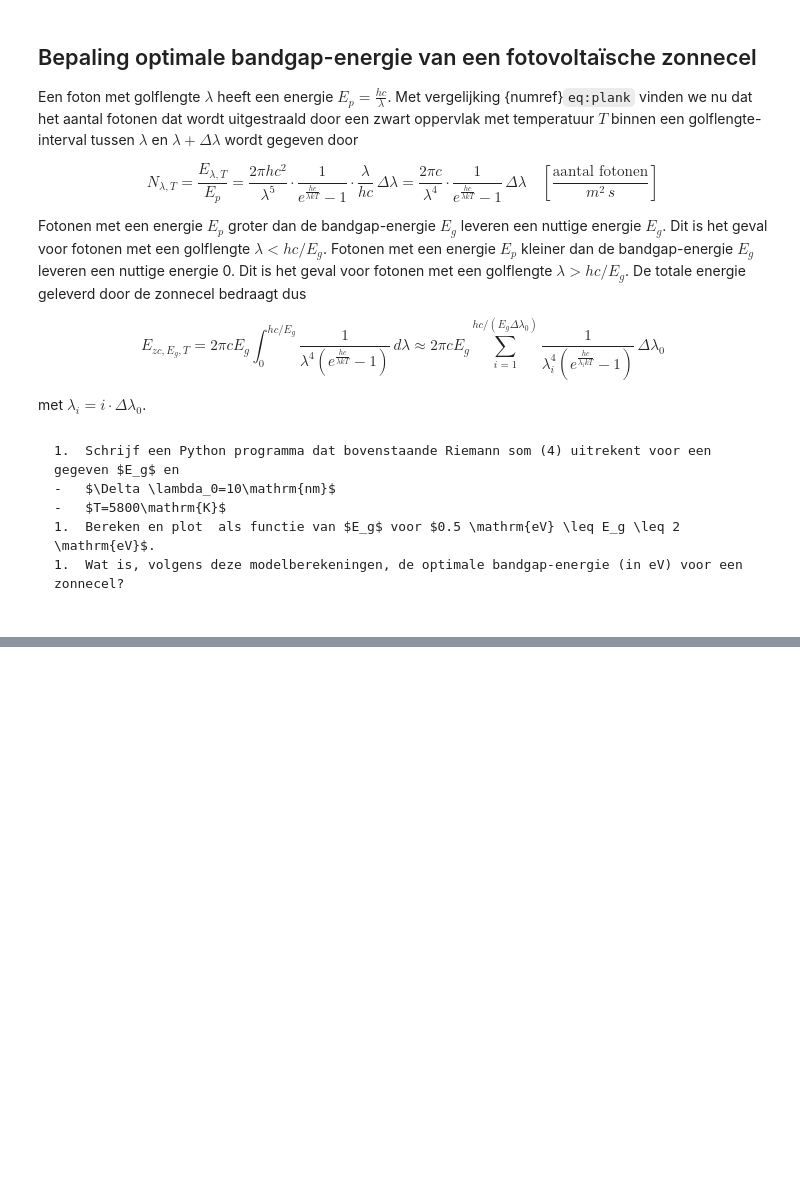
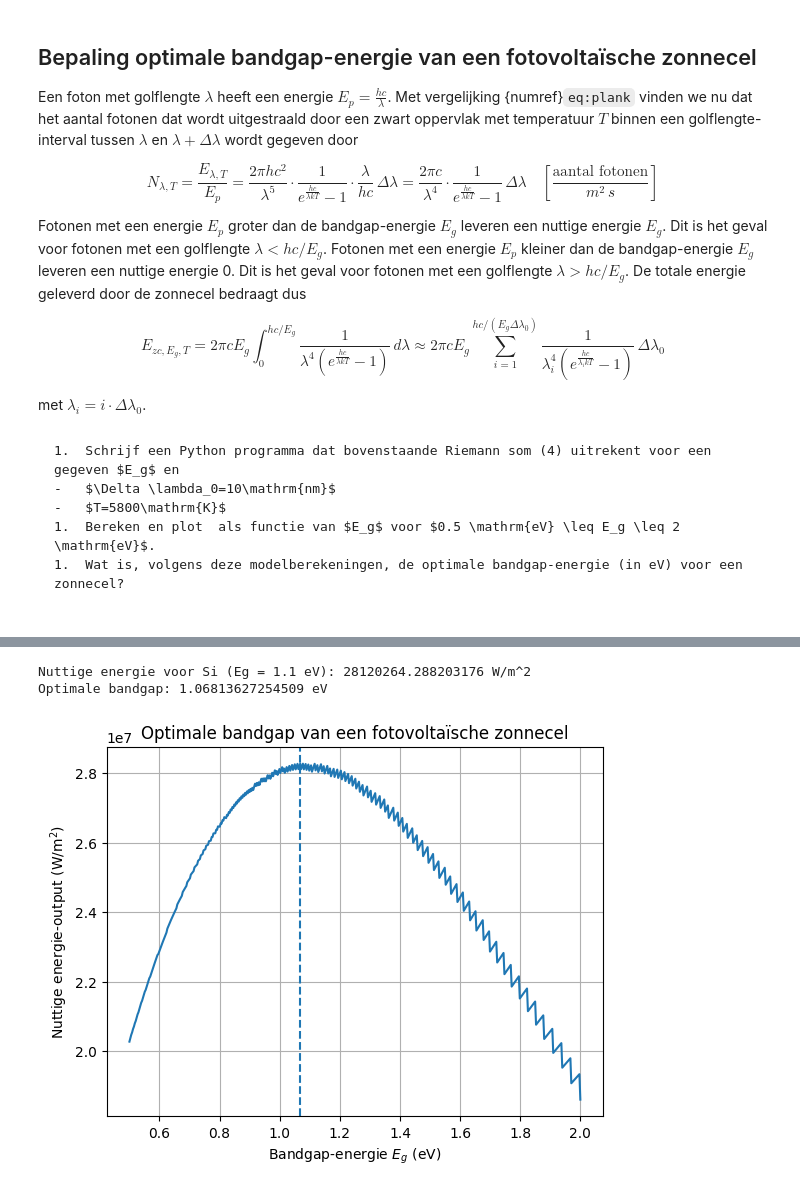
Before and after one commit to fienecg-arch/Fiene-en-Thomas, a Jupyter notebook: Content/PySim/10_voltaische_cel.ipynb, the cells around one changed output, grey strips where cells are left out. Drawn from its saved outputs; the diff is of its cells as text; code cells hidden in the pictures; blank space fills up the shorter version.

```diff
--- a/Content/PySim/10_voltaische_cel.ipynb
+++ b/Content/PySim/10_voltaische_cel.ipynb
@@ -135,23 +135,23 @@ k = 1.381e-23 # Boltzmann constant (J/K)
 T = 5800
 a = h * c / (k * T) # vereenvoudiging van de som
 sigma = 5.670e-8
-dl = 10e-9
+
 
 def E_T(l0, N):
     i = np.arange(1,N+1)
-    labda = i * dl
+    labda = i * l0
 
-    som = np.sum(1 / (labda**5 * np.expm1(a / labda))) * dl
+    som = np.sum(1 / (labda**5 * np.expm1(a / labda))) * l0
     return 2 * np.pi * h * c**2 * som
 
 E_exact = sigma * T**4
 
-E1 = E_T(10, 300)
+E1 = E_T(10e-9, 300)
 print("Riemann (10 nm, N=300):", E1)
 print("Exact:", E_exact)
 print("Relatieve fout (%):", (E1 - E_exact) / E_exact * 100)
 
-E2 = E_T(3, 1000)
+E2 = E_T(3e-9, 1000)
 print("\nRiemann (3 nm, N=1000):", E2)
 print("Exact:", E_exact)
 print("Relatieve fout (%):", (E2 - E_exact) / E_exact * 100)
@@ -247,0 +236,69 @@ Optimale bandgap-energie: 1.078078078078078 eV
+# %%
+import numpy as np
+import matplotlib.pyplot as plt
+
+# =====================
+# CONSTANTEN
+# =====================
+h = 6.626e-34          # Planck-constante (J·s)
+c = 2.998e8            # lichtsnelheid (m/s)
+k = 1.381e-23          # Boltzmann-constante (J/K)
+T = 5800               # temperatuur zon (K)
+a = h * c / (k * T)    # vereenvoudiging
+eV = 1.602e-19         # eV in Joule
+
+# =====================
+# FUNCTIE: nuttige energie zonnecel
+# =====================
+def E_T_2(dl, Eg):
+    """
+    Bereken nuttige energie-output (W/m^2)
+    via Riemann-som van de Planck-verdeling
+    """
+    lambda_max = h * c / Eg
+    N = int(lambda_max / dl)
+
+    i = np.arange(1, N + 1)
+    lam = i * dl
+
+    som = np.sum(
+        1 / (lam**4 * np.expm1(a / lam))
+    ) * dl
+
+    return 2 * np.pi * c * Eg * som
+
+# =====================
+# CONTROLE: silicium
+# =====================
+Eg_Si = 1.1 * eV
+E_Si = E_T_2(10e-9, Eg_Si)
+print("Nuttige energie voor Si (Eg = 1.1 eV):", E_Si, "W/m^2")
+
+# =====================
+# BEREKEN & PLOT VOOR 0.5–2.0 eV
+# =====================
+Eg_eV = np.linspace(0.5, 2.0, 500)
+Eg_J = Eg_eV * eV
+
+E_out = np.array([E_T_2(10e-9, Eg) for Eg in Eg_J])
+
+# optimale bandgap
+idx_max = np.argmax(E_out)
+Eg_opt = Eg_eV[idx_max]
+
+print("Optimale bandgap:", Eg_opt, "eV")
+
+# =====================
+# PLOT
+# =====================
+plt.plot(Eg_eV, E_out)
+plt.axvline(Eg_opt, linestyle="--")
+plt.xlabel("Bandgap-energie $E_g$ (eV)")
+plt.ylabel("Nuttige energie-output (W/m$^2$)")
+plt.title("Optimale bandgap van een fotovoltaïsche zonnecel")
+plt.grid()
+plt.show()
+# %% [output]
+Nuttige energie voor Si (Eg = 1.1 eV): 28120264.288203176 W/m^2
+Optimale bandgap: 1.06813627254509 eV
+[figure, added]
```
Also changed, not shown: parts of 3 cells of this notebook.
